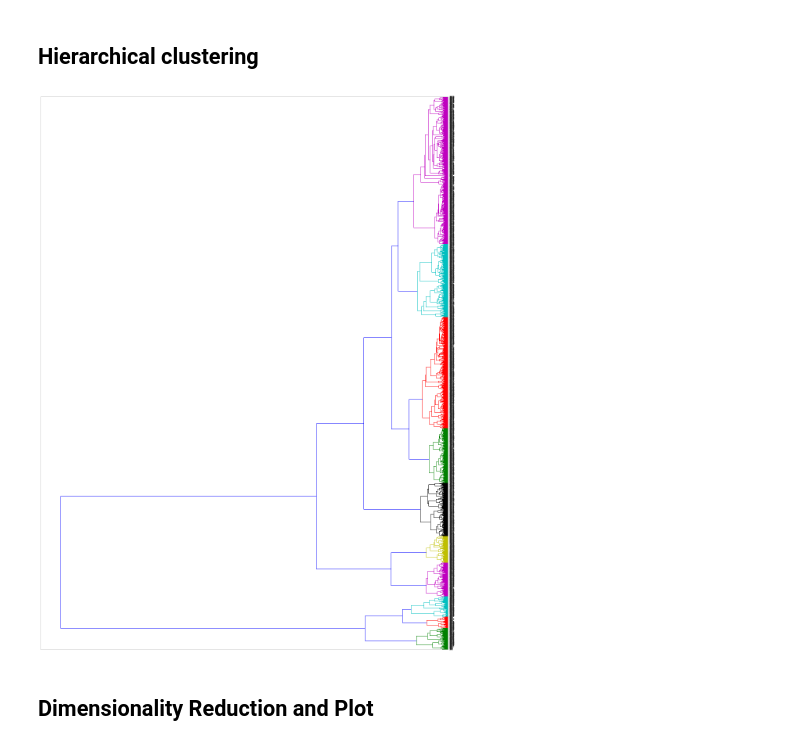
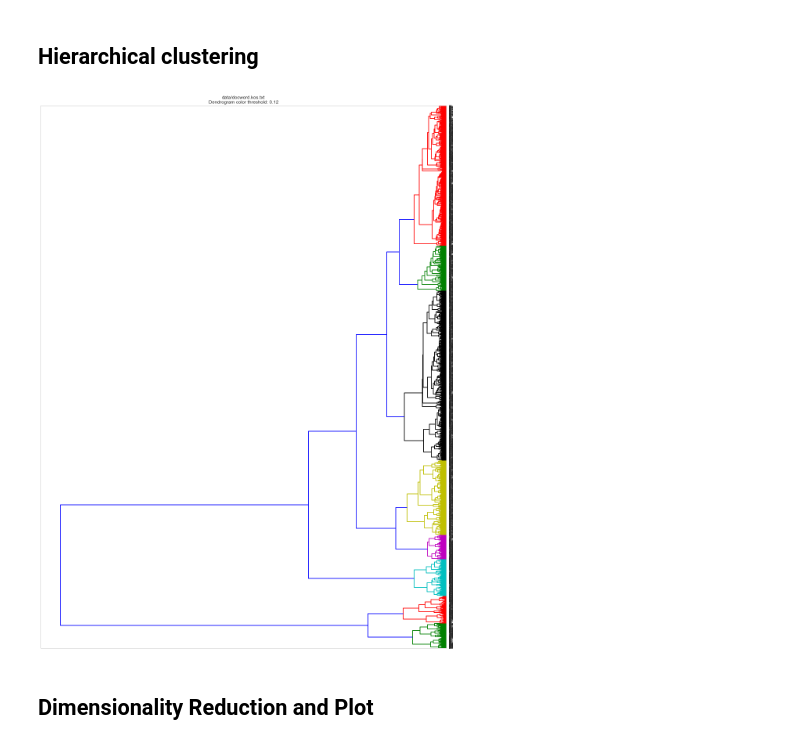
Before and after one commit to vitalv/doc-clustering-topic-modeling, a Jupyter notebook: doc-clustering-topic-modeling.ipynb, the cells around one changed output. Cells and saved outputs as stored; diff of their text form; code cells hidden in the pictures.

```diff
--- a/doc-clustering-topic-modeling.ipynb
+++ b/doc-clustering-topic-modeling.ipynb
@@ -106,7 +111,8 @@ TruncatedSVD transformer accepts scipy.sparse matrices without the need to densi
 The appropriate value of s is a matter of debate, and is application-dependent. Smaller values of s represent a greater extent of dimensionality reduction at the cost of a loss of structure of the original DTM. Values anywhere from 30 to 300 are commonly used.
 In practice, using a cumulative scree plot to select s so that roughly 75–80% of the original variance is recovered tends to strike a good balance
 # %%
-n_components = W/10
+#kos W/5 -> 83%
+n_components = W/5
 
 svd = TruncatedSVD(n_components)
 # DTM_tfidf results are normalized. Since LSA/SVD results are
@@ -229,25 +297,25 @@ Check http://scikit-learn.org/stable/auto_examples/text/document_clustering.html
 # %%
 #sklearn.metrics.pairwise cosine_similarity
 dist = 1 - cosine_similarity(DTM_tfidf_lsa)
 
 #Then get linkage matrix
 linkage_matrix_ward = sch.ward(dist)
 
 #And then plot the dendrogram
-dendro_color_threshold = 0.3 #default: 0.7
+dendro_color_threshold = 0.12 #default: 0.7
 fig, ax = plt.subplots(figsize=(15, 20)) # set size
 ax = sch.dendrogram(linkage_matrix_ward, orientation="left",color_threshold=dendro_color_threshold*max(linkage_matrix_ward[:,2]));
 plt.tick_params(\
     axis= 'x',          # changes apply to the x-axis
     which='both',      # both major and minor ticks are affected
     bottom='off',      # ticks along the bottom edge are off
     top='off',         # ticks along the top edge are off
     labelbottom='off')
 plt.title(docword_file + "\n" + "Dendrogram color threshold: %s"%dendro_color_threshold)
 plt.tight_layout() #show plot with tight layout
 plt.show()
 # %% [output]
-[figure, old version]
+[figure, new version]
 # %% [markdown]
 ## Dimensionality Reduction and Plot
 # %% [markdown]
```
Also changed, not shown: parts of 24 cells of this notebook, 5 other files.
